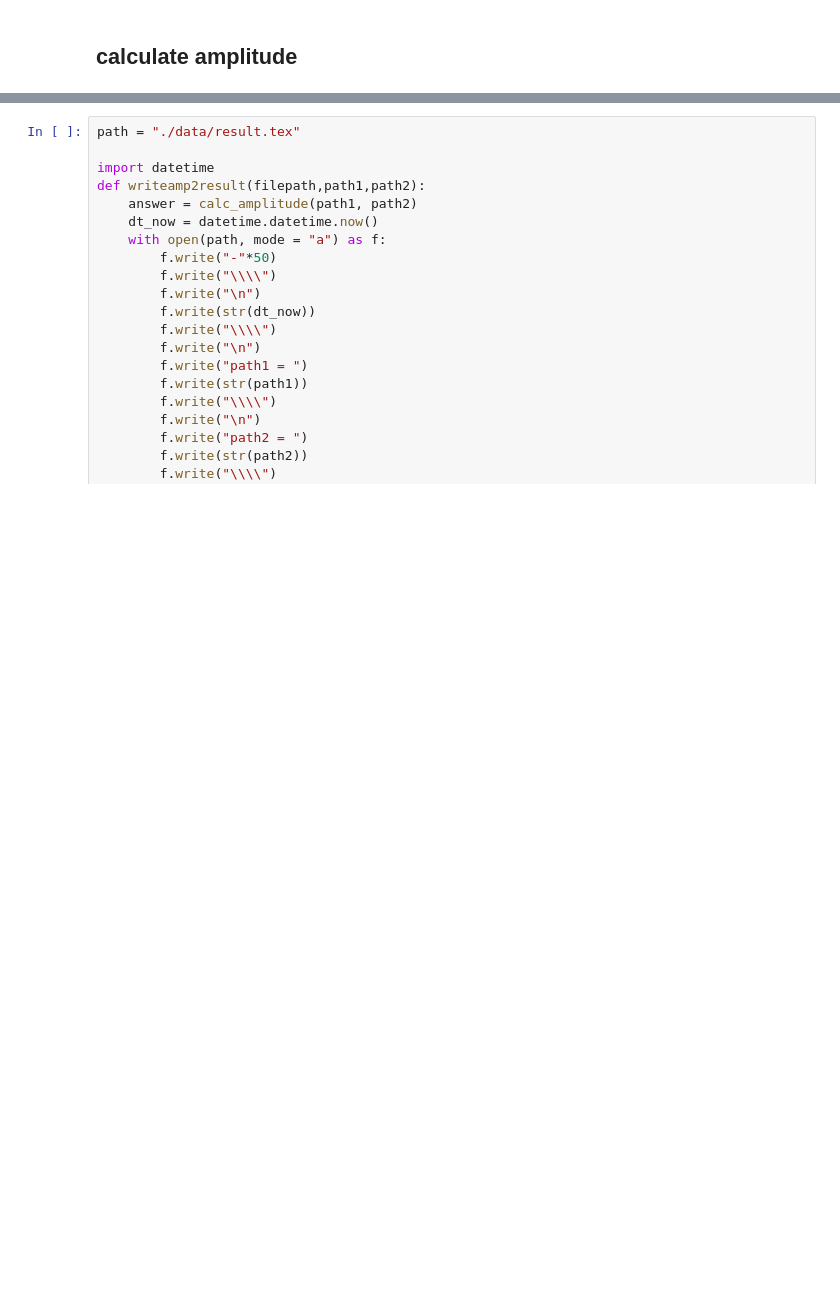
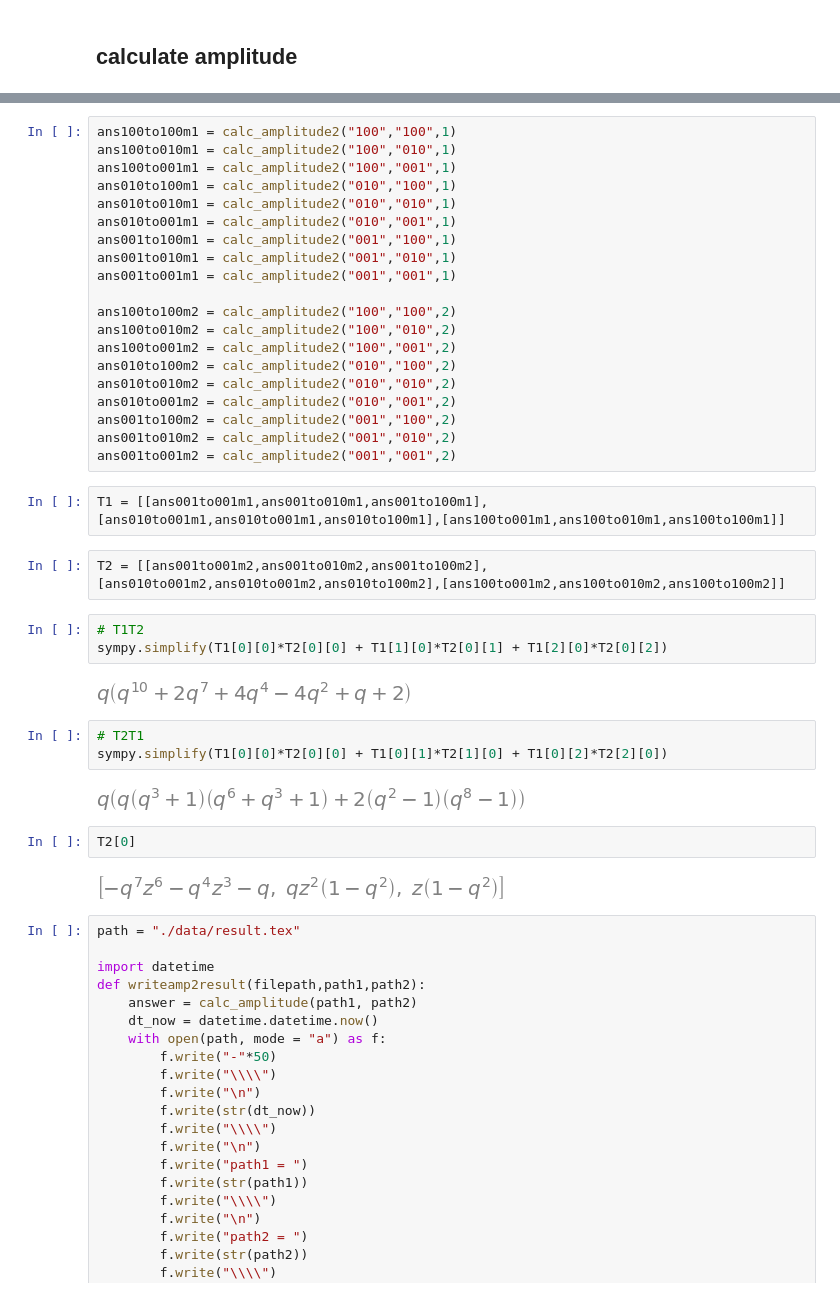
Before and after one commit to kmatsura/BoxBallSystem, a Jupyter notebook: quatum_bbs.ipynb, the cells around one changed output, grey strips where cells are left out. Drawn from its saved outputs; the diff is of its cells as text; blank space fills up the shorter version.

```diff
--- a/quatum_bbs.ipynb
+++ b/quatum_bbs.ipynb
@@ -217,3 +290,41 @@ $\displaystyle \left( - q \left(\begin{cases} \frac{1}{- q^{4} z^{4} + 1} & \tex
+# %%
+ans100to100m1 = calc_amplitude2("100","100",1)
+ans100to010m1 = calc_amplitude2("100","010",1)
+ans100to001m1 = calc_amplitude2("100","001",1)
+ans010to100m1 = calc_amplitude2("010","100",1)
+ans010to010m1 = calc_amplitude2("010","010",1)
+ans010to001m1 = calc_amplitude2("010","001",1)
+ans001to100m1 = calc_amplitude2("001","100",1)
+ans001to010m1 = calc_amplitude2("001","010",1)
+ans001to001m1 = calc_amplitude2("001","001",1)
+
+ans100to100m2 = calc_amplitude2("100","100",2)
+ans100to010m2 = calc_amplitude2("100","010",2)
+ans100to001m2 = calc_amplitude2("100","001",2)
+ans010to100m2 = calc_amplitude2("010","100",2)
+ans010to010m2 = calc_amplitude2("010","010",2)
+ans010to001m2 = calc_amplitude2("010","001",2)
+ans001to100m2 = calc_amplitude2("001","100",2)
+ans001to010m2 = calc_amplitude2("001","010",2)
+ans001to001m2 = calc_amplitude2("001","001",2)
+# %%
+T1 = [[ans001to001m1,ans001to010m1,ans001to100m1],[ans010to001m1,ans010to001m1,ans010to100m1],[ans100to001m1,ans100to010m1,ans100to100m1]]
+# %%
+T2 = [[ans001to001m2,ans001to010m2,ans001to100m2],[ans010to001m2,ans010to001m2,ans010to100m2],[ans100to001m2,ans100to010m2,ans100to100m2]]
+# %%
+# T1T2
+sympy.simplify(T1[0][0]*T2[0][0] + T1[1][0]*T2[0][1] + T1[2][0]*T2[0][2])
+# %% [output]
+[figure, added]
+# %%
+# T2T1
+sympy.simplify(T1[0][0]*T2[0][0] + T1[0][1]*T2[1][0] + T1[0][2]*T2[2][0])
+# %% [output]
+[figure, added]
+# %%
+T2[0]
+# %% [output]
+[figure, added]
 # %%
 path = "./data/result.tex"
 
```
Also changed, not shown: parts of 10 cells of this notebook, 1 other file.
